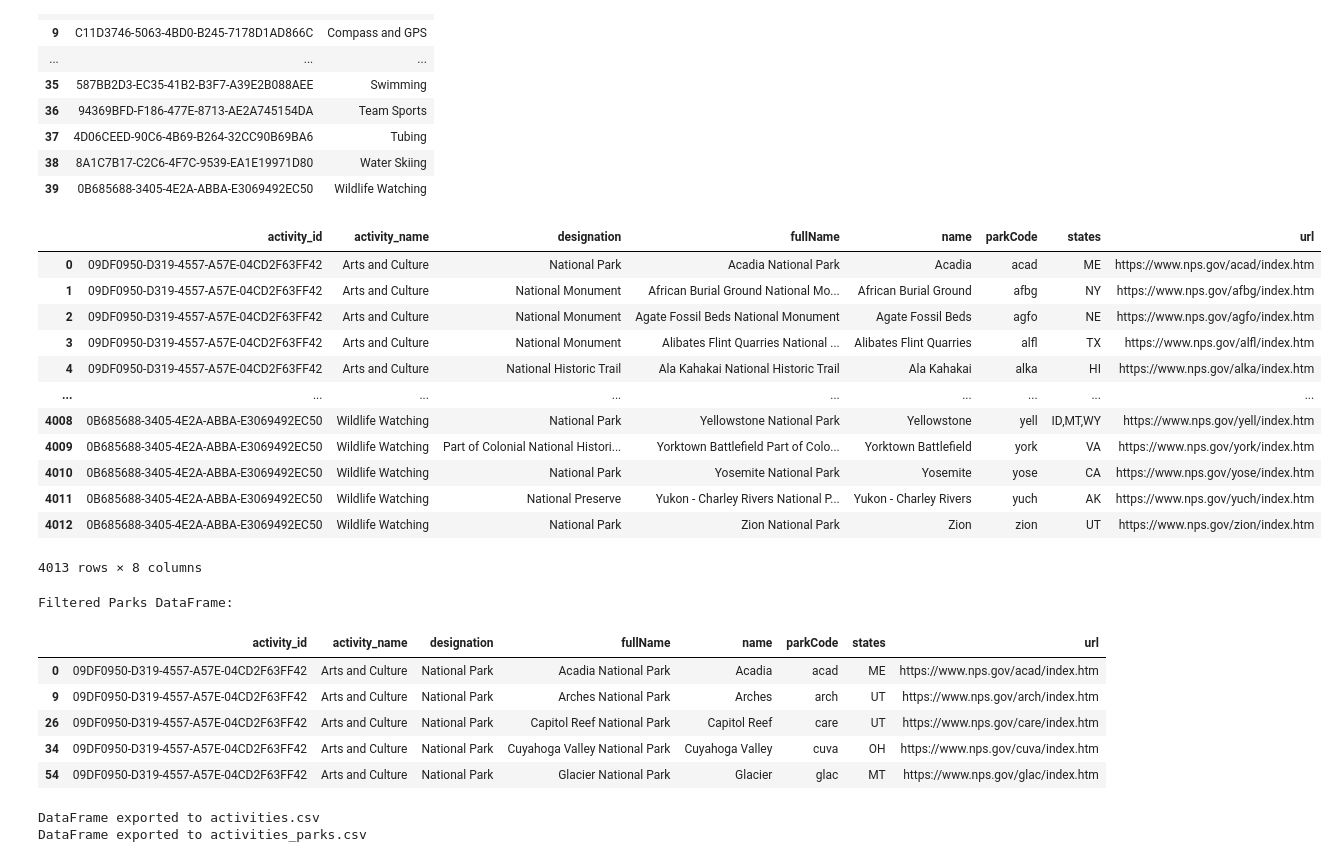
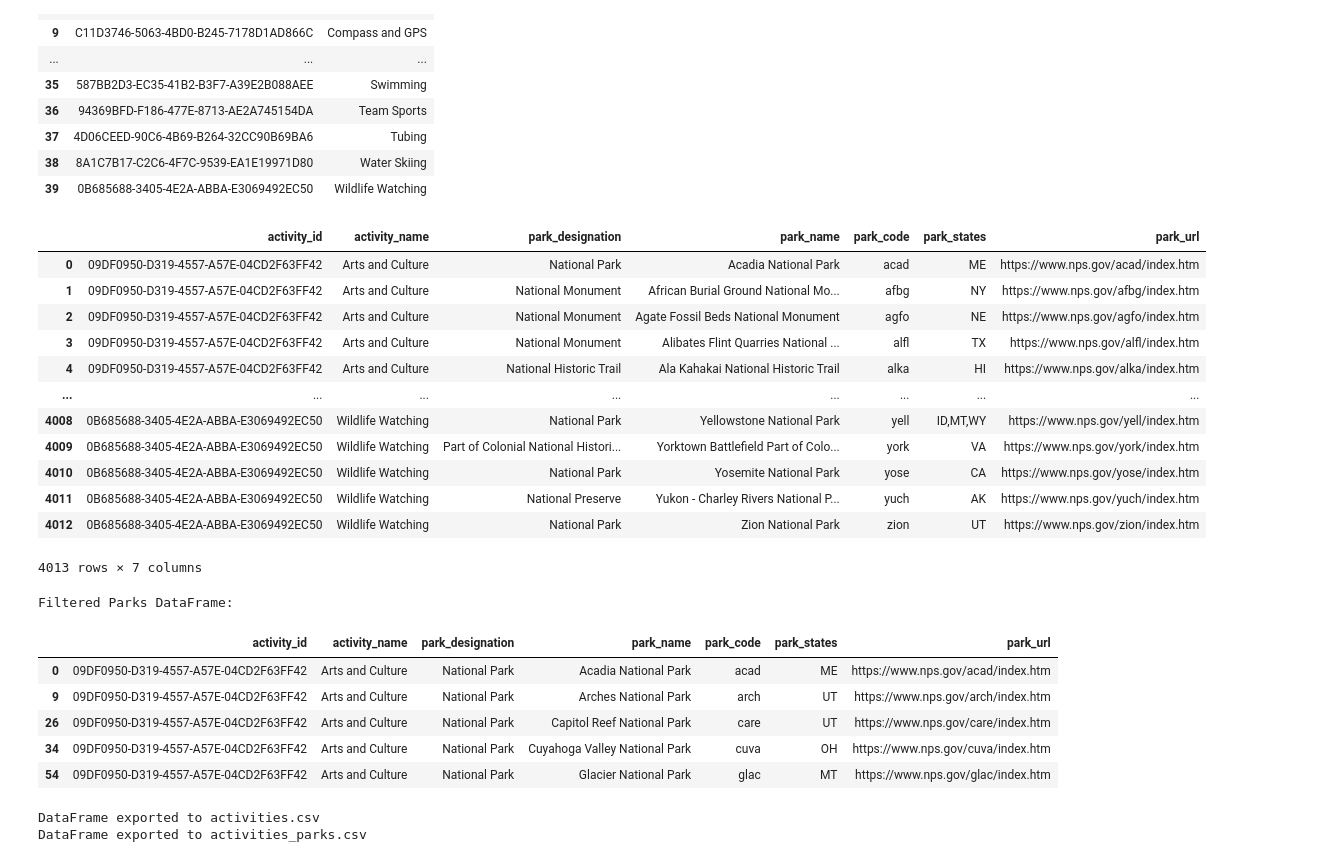
Before and after one commit to melmelmorales/National_Park_ETL_Project, a Jupyter notebook: Extract/NPS_Activities_Fees/NPS_Activities_ETL.ipynb, the cells around one changed output. Drawn from its saved outputs; the diff is of its cells as text; code cells hidden in the pictures.

Commit message:
updated activities databases

```diff
--- a/Extract/NPS_Activities_Fees/NPS_Activities_ETL.ipynb
+++ b/Extract/NPS_Activities_Fees/NPS_Activities_ETL.ipynb
@@ -11,8 +11,8 @@ NPS_ACTIVITIES_URL = 'https://developer.nps.gov/api/v1/activities'
 NPS_PARKS_BY_ACTIVITIES_URL = 'https://developer.nps.gov/api/v1/activities/parks'
 # %%
 # Build query URL
-activities_query_url = f"{NPS_ACTIVITIES_URL}?api_key={NPS_API_KEY}"
-activities_by_parks_query_url = f"{NPS_PARKS_BY_ACTIVITIES_URL}?api_key={NPS_API_KEY}"
+activities_query_url = f"{NPS_ACTIVITIES_URL}?api_key={NPS_API_KEY}&limit=5000"
+activities_by_parks_query_url = f"{NPS_PARKS_BY_ACTIVITIES_URL}?api_key={NPS_API_KEY}&limit=5000"
 
 print(requests.get(activities_query_url))
 print(requests.get(activities_by_parks_query_url))
@@ -109,55 +109,54 @@ Transformed Activities DataFrame:
 # %%
 # Function to transform parks data by activities into a DataFrame
 def transform_parks_to_df(data):
     parks_list = []
     for activity in data['data']:
         for park in activity['parks']:
             parks_list.append({
                 'activity_id': activity['id'],
                 'activity_name': activity['name'],
-                'designation': park.get('designation', ''),
-                'fullName': park['fullName'],
-                'name': park['name'],
-                'parkCode': park['parkCode'],
-                'states': park['states'],
-                'url': park['url']
+                'park_designation': park.get('designation', ''),
+                'park_name': park['fullName'],
+                'park_code': park['parkCode'],
+                'park_states': park['states'],
+                'park_url': park['url']
             })
     parks_df = pd.DataFrame(parks_list)
     return parks_df
 
 # Transform parks data by activities into a DataFrame
 parks_df = transform_parks_to_df(activities_park_data)
 
 parks_df
 # %% [output]
-|  | activity_id | activity_name | designation | fullName | name | parkCode | states | url |
-| 0 | 09DF0950-D319-4557-A57E-04CD2F63FF42 | Arts and Culture | National Park | Acadia National Park | Acadia | acad | ME | https://www.nps.gov/acad/index.htm |
-| 1 | 09DF0950-D319-4557-A57E-04CD2F63FF42 | Arts and Culture | National Monument | African Burial Ground National Mo... | African Burial Ground | afbg | NY | https://www.nps.gov/afbg/index.htm |
-| 2 | 09DF0950-D319-4557-A57E-04CD2F63FF42 | Arts and Culture | National Monument | Agate Fossil Beds National Monument | Agate Fossil Beds | agfo | NE | https://www.nps.gov/agfo/index.htm |
-| 3 | 09DF0950-D319-4557-A57E-04CD2F63FF42 | Arts and Culture | National Monument | Alibates Flint Quarries National ... | Alibates Flint Quarries | alfl | TX | https://www.nps.gov/alfl/index.htm |
-| 4 | 09DF0950-D319-4557-A57E-04CD2F63FF42 | Arts and Culture | National Historic Trail | Ala Kahakai National Historic Trail | Ala Kahakai | alka | HI | https://www.nps.gov/alka/index.htm |
-| ... | ... | ... | ... | ... | ... | ... | ... | ... |
-| 4008 | 0B685688-3405-4E2A-ABBA-E3069492EC50 | Wildlife Watching | National Park | Yellowstone National Park | Yellowstone | yell | ID,MT,WY | https://www.nps.gov/yell/index.htm |
-| 4009 | 0B685688-3405-4E2A-ABBA-E3069492EC50 | Wildlife Watching | Part of Colonial National Histori... | Yorktown Battlefield Part of Colo... | Yorktown Battlefield | york | VA | https://www.nps.gov/york/index.htm |
-| 4010 | 0B685688-3405-4E2A-ABBA-E3069492EC50 | Wildlife Watching | National Park | Yosemite National Park | Yosemite | yose | CA | https://www.nps.gov/yose/index.htm |
-| 4011 | 0B685688-3405-4E2A-ABBA-E3069492EC50 | Wildlife Watching | National Preserve | Yukon - Charley Rivers National P... | Yukon - Charley Rivers | yuch | AK | https://www.nps.gov/yuch/index.htm |
-| 4012 | 0B685688-3405-4E2A-ABBA-E3069492EC50 | Wildlife Watching | National Park | Zion National Park | Zion | zion | UT | https://www.nps.gov/zion/index.htm |
+|  | activity_id | activity_name | park_designation | park_name | park_code | park_states | park_url |
+| 0 | 09DF0950-D319-4557-A57E-04CD2F63FF42 | Arts and Culture | National Park | Acadia National Park | acad | ME | https://www.nps.gov/acad/index.htm |
+| 1 | 09DF0950-D319-4557-A57E-04CD2F63FF42 | Arts and Culture | National Monument | African Burial Ground National Mo... | afbg | NY | https://www.nps.gov/afbg/index.htm |
+| 2 | 09DF0950-D319-4557-A57E-04CD2F63FF42 | Arts and Culture | National Monument | Agate Fossil Beds National Monument | agfo | NE | https://www.nps.gov/agfo/index.htm |
+| 3 | 09DF0950-D319-4557-A57E-04CD2F63FF42 | Arts and Culture | National Monument | Alibates Flint Quarries National ... | alfl | TX | https://www.nps.gov/alfl/index.htm |
+| 4 | 09DF0950-D319-4557-A57E-04CD2F63FF42 | Arts and Culture | National Historic Trail | Ala Kahakai National Historic Trail | alka | HI | https://www.nps.gov/alka/index.htm |
+| ... | ... | ... | ... | ... | ... | ... | ... |
+| 4008 | 0B685688-3405-4E2A-ABBA-E3069492EC50 | Wildlife Watching | National Park | Yellowstone National Park | yell | ID,MT,WY | https://www.nps.gov/yell/index.htm |
+| 4009 | 0B685688-3405-4E2A-ABBA-E3069492EC50 | Wildlife Watching | Part of Colonial National Histori... | Yorktown Battlefield Part of Colo... | york | VA | https://www.nps.gov/york/index.htm |
+| 4010 | 0B685688-3405-4E2A-ABBA-E3069492EC50 | Wildlife Watching | National Park | Yosemite National Park | yose | CA | https://www.nps.gov/yose/index.htm |
+| 4011 | 0B685688-3405-4E2A-ABBA-E3069492EC50 | Wildlife Watching | National Preserve | Yukon - Charley Rivers National P... | yuch | AK | https://www.nps.gov/yuch/index.htm |
+| 4012 | 0B685688-3405-4E2A-ABBA-E3069492EC50 | Wildlife Watching | National Park | Zion National Park | zion | UT | https://www.nps.gov/zion/index.htm |
-4013 rows × 8 columns
+4013 rows × 7 columns
 # %%
 # Filter out parks that do not have the designation "National Park"
-activities_by_parks_df = parks_df[parks_df['designation'] == 'National Park']
+activities_by_parks_df = parks_df[parks_df['park_designation'] == 'National Park']
 
 # Pretty-print the filtered parks DataFrame
 print("Filtered Parks DataFrame:")
 activities_by_parks_df.head()
 # %% [output]
 Filtered Parks DataFrame:
-|  | activity_id | activity_name | designation | fullName | name | parkCode | states | url |
-| 0 | 09DF0950-D319-4557-A57E-04CD2F63FF42 | Arts and Culture | National Park | Acadia National Park | Acadia | acad | ME | https://www.nps.gov/acad/index.htm |
-| 9 | 09DF0950-D319-4557-A57E-04CD2F63FF42 | Arts and Culture | National Park | Arches National Park | Arches | arch | UT | https://www.nps.gov/arch/index.htm |
-| 26 | 09DF0950-D319-4557-A57E-04CD2F63FF42 | Arts and Culture | National Park | Capitol Reef National Park | Capitol Reef | care | UT | https://www.nps.gov/care/index.htm |
-| 34 | 09DF0950-D319-4557-A57E-04CD2F63FF42 | Arts and Culture | National Park | Cuyahoga Valley National Park | Cuyahoga Valley | cuva | OH | https://www.nps.gov/cuva/index.htm |
-| 54 | 09DF0950-D319-4557-A57E-04CD2F63FF42 | Arts and Culture | National Park | Glacier National Park | Glacier | glac | MT | https://www.nps.gov/glac/index.htm |
+|  | activity_id | activity_name | park_designation | park_name | park_code | park_states | park_url |
+| 0 | 09DF0950-D319-4557-A57E-04CD2F63FF42 | Arts and Culture | National Park | Acadia National Park | acad | ME | https://www.nps.gov/acad/index.htm |
+| 9 | 09DF0950-D319-4557-A57E-04CD2F63FF42 | Arts and Culture | National Park | Arches National Park | arch | UT | https://www.nps.gov/arch/index.htm |
+| 26 | 09DF0950-D319-4557-A57E-04CD2F63FF42 | Arts and Culture | National Park | Capitol Reef National Park | care | UT | https://www.nps.gov/care/index.htm |
+| 34 | 09DF0950-D319-4557-A57E-04CD2F63FF42 | Arts and Culture | National Park | Cuyahoga Valley National Park | cuva | OH | https://www.nps.gov/cuva/index.htm |
+| 54 | 09DF0950-D319-4557-A57E-04CD2F63FF42 | Arts and Culture | National Park | Glacier National Park | glac | MT | https://www.nps.gov/glac/index.htm |
 # %%
 # Save transformed activities DataFrame to a JSON file
 activities_df.to_json('activities.json', orient='records', indent=4)
```
Also changed, not shown: parts of 4 cells of this notebook, 4 other files.
